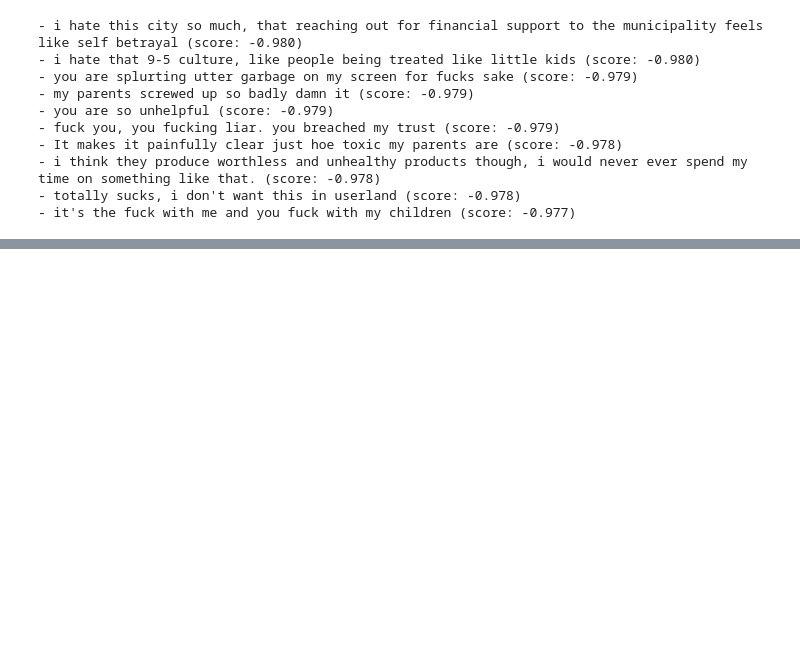
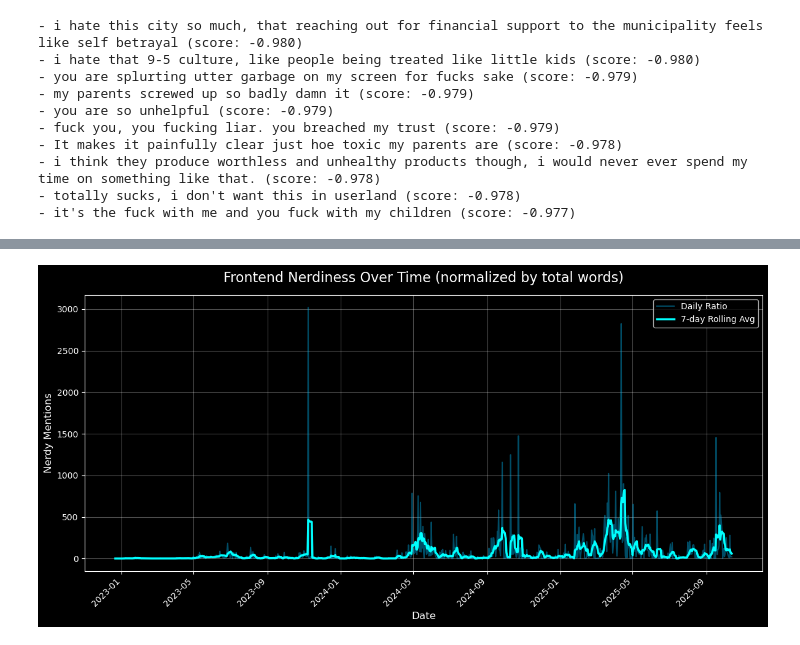
Before and after one commit to donverduyn/chatgpt-analysis, a Jupyter notebook: notebooks/categories.ipynb, the cells around one changed output, grey strips where cells are left out. Cells and saved outputs as stored; diff of their text form; code cells hidden in the pictures; blank space fills up the shorter version.

```diff
--- a/notebooks/categories.ipynb
+++ b/notebooks/categories.ipynb
@@ -767,0 +265,97 @@ for i, row in top10_negative.iterrows():
+# %%
+import pandas as pd
+import matplotlib.pyplot as plt
+import re
+import json
+
+# --- Load data ---
+api = ChatGPTConversation("./../assets/conversations.json")
+df = api.get_dataframe().copy()
+
+# Filter only user messages
+df = df[df["role"] == "user"]
+df = df[df["text"].notna()]
+
+# --- Extended nerdy vocabulary ---
+nerdy_words = [
+    # 🖥️ General coding
+    "code","programming","debug","compiler","terminal","bash","script",
+    "cli","repository","commit","branch","merge","api","json","yaml","schema",
+    "refactor","optimize","deploy","build","test","ci","cd","lint","package",
+
+    # 💅 Frontend tech
+    "html","css","javascript","typescript","react","nextjs","vue","svelte",
+    "angular","vite","webpack","babel","esbuild","tailwind","sass","scss",
+    "styled-components","chakra","shadcn","mui","astro","framer-motion",
+    "redux","zustand","jotai","context","hook","component","jsx","tsx","dom",
+    "shadow-dom","hydration","ssr","csr","isr",
+
+    # 🎨 Design/UI
+    "figma","sketch","adobe","prototype","mockup","ui","ux","interface",
+    "layout","grid","typography","spacing","icon","theme","color","palette",
+    "responsive","breakpoint","design-system","animation","transition",
+
+    # ⚙️ Infra + dev tooling
+    "docker","container","kubernetes","vscode","eslint","prettier","vite",
+    "pnpm","yarn","npm","node","deno","bun","serverless","vercel","netlify",
+    "cloudflare","s3","lambda","firebase","supabase","auth","graphql",
+    "endpoint","token","middleware","proxy",
+
+    # 🤓 Broader tech / AI overlap
+    "gpu","cuda","model","ai","ml","pytorch","transformer","embedding","prompt"
+]
+
+# Optional: Load custom nerdy words from JSON file
+try:
+    with open("./assets/nerdy.json") as f:
+        nerdy_words += json.load(f)
+except FileNotFoundError:
+    pass
+
+# --- Regex compile ---
+pattern = re.compile(r"\b(" + "|".join(map(re.escape, nerdy_words)) + r")\b", re.IGNORECASE)
+
+# --- Convert timestamps ---
+df["date"] = pd.to_datetime(df["create_time"], unit="s", errors="coerce")
+df = df.dropna(subset=["date"])
+
+# --- Count nerdy and total words per message ---
+df["nerd_count"] = df["text"].apply(lambda x: len(pattern.findall(x)))
+df["word_count"] = df["text"].apply(lambda x: len(re.findall(r"\w+", x)))
+
+# --- Aggregate per day ---
+daily = df.groupby(df["date"].dt.date).agg(
+    nerd_mentions=("nerd_count", "sum"),
+    total_words=("word_count", "sum")
+).reset_index()
+
+# --- Compute relative nerdiness ratio ---
+daily["nerdiness_ratio"] = daily["nerd_mentions"]
+daily["nerdiness_ratio"] = daily["nerdiness_ratio"].fillna(0)
+
+# --- Smooth over 7-day rolling mean ---
+daily["nerdiness_smooth"] = daily["nerdiness_ratio"].rolling(window=7, min_periods=1).mean()
+
+# --- Visualization ---
+plt.style.use("dark_background")
+fig, ax = plt.subplots(figsize=(12, 6))
+
+ax.plot(
+    daily["date"], daily["nerdiness_ratio"],
+    color="deepskyblue", alpha=0.4, linewidth=1.5, label="Daily Ratio"
+)
+ax.plot(
+    daily["date"], daily["nerdiness_smooth"],
+    color="cyan", linewidth=2.5, label="7-day Rolling Avg"
+)
+
+ax.set_title("Frontend Nerdiness Over Time (normalized by total words)", fontsize=16, pad=15)
+ax.set_xlabel("Date", fontsize=12)
+ax.set_ylabel("Nerdy Mentions", fontsize=12)
+ax.legend()
+plt.xticks(rotation=45, ha="right")
+plt.grid(alpha=0.3)
+plt.tight_layout()
+plt.show()
+# %% [output]
+[figure, added]
```
Also changed, not shown: parts of 19 cells of this notebook, 5 other files.
